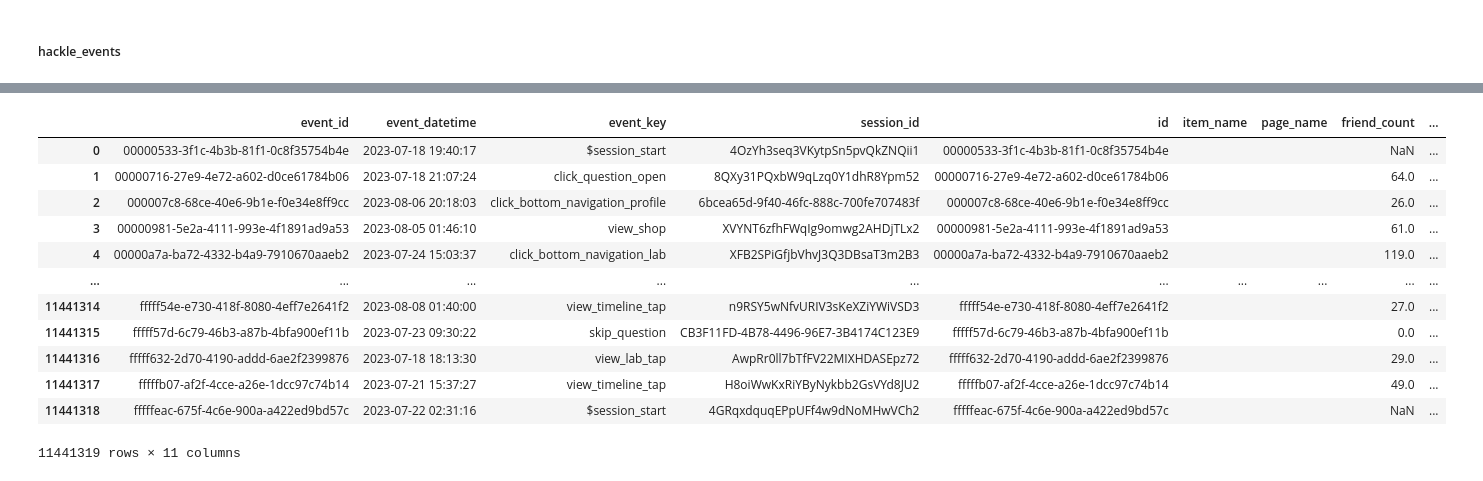
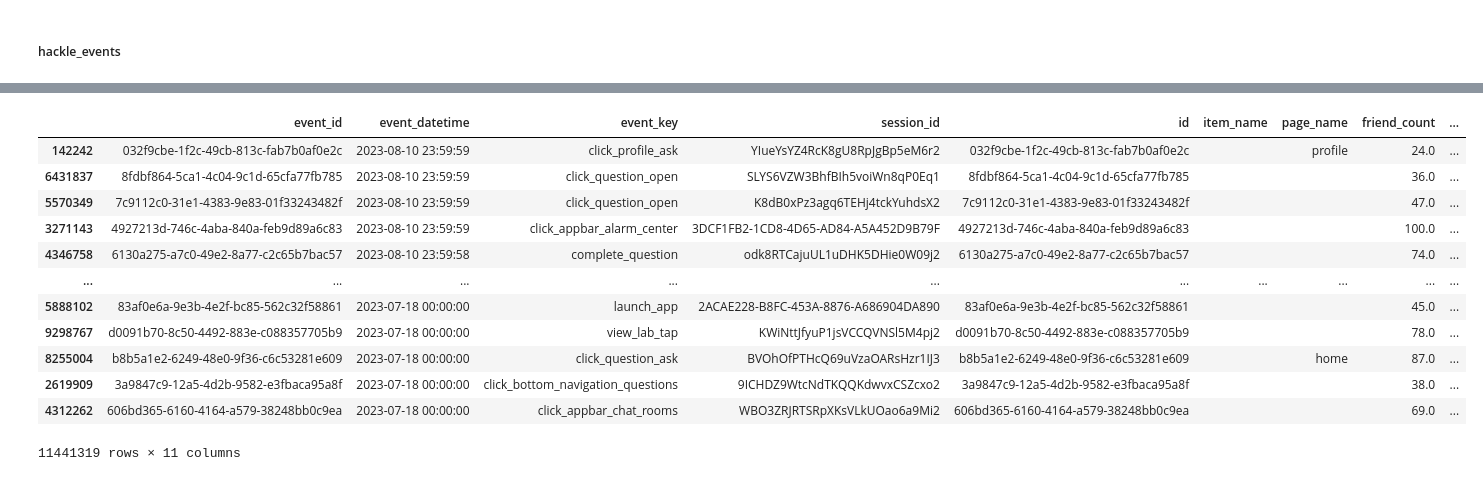
Before and after one commit to goodnews724/sprint_final_project, a Jupyter notebook: notebooks/jaemun.ipynb, the cells around one changed output, grey strips where cells are left out. Drawn from its saved outputs; the diff is of its cells as text; code cells hidden in the pictures.

```diff
--- a/notebooks/jaemun.ipynb
+++ b/notebooks/jaemun.ipynb
@@ -1355,16 +1724,16 @@ hackle_events = pd.read_parquet('gs://sprintda05_final_project/hackle/hackle_eve
 # %%
-hackle_events
+hackle_events.sort_values(by='event_datetime',ascending=False)
 # %% [output]
 |  | event_id | event_datetime | event_key | session_id | id | item_name | page_name | friend_count | ... |
-| 0 | 00000533-3f1c-4b3b-81f1-0c8f35754b4e | 2023-07-18 19:40:17 | $session_start | 4OzYh3seq3VKytpSn5pvQkZNQii1 | 00000533-3f1c-4b3b-81f1-0c8f35754b4e |  |  | NaN | ... |
-| 1 | 00000716-27e9-4e72-a602-d0ce61784b06 | 2023-07-18 21:07:24 | click_question_open | 8QXy31PQxbW9qLzq0Y1dhR8Ypm52 | 00000716-27e9-4e72-a602-d0ce61784b06 |  |  | 64.0 | ... |
-| 2 | 000007c8-68ce-40e6-9b1e-f0e34e8ff9cc | 2023-08-06 20:18:03 | click_bottom_navigation_profile | 6bcea65d-9f40-46fc-888c-700fe707483f | 000007c8-68ce-40e6-9b1e-f0e34e8ff9cc |  |  | 26.0 | ... |
-| 3 | 00000981-5e2a-4111-993e-4f1891ad9a53 | 2023-08-05 01:46:10 | view_shop | XVYNT6zfhFWqIg9omwg2AHDjTLx2 | 00000981-5e2a-4111-993e-4f1891ad9a53 |  |  | 61.0 | ... |
-| 4 | 00000a7a-ba72-4332-b4a9-7910670aaeb2 | 2023-07-24 15:03:37 | click_bottom_navigation_lab | XFB2SPiGfjbVhvJ3Q3DBsaT3m2B3 | 00000a7a-ba72-4332-b4a9-7910670aaeb2 |  |  | 119.0 | ... |
+| 142242 | 032f9cbe-1f2c-49cb-813c-fab7b0af0e2c | 2023-08-10 23:59:59 | click_profile_ask | YIueYsYZ4RcK8gU8RpJgBp5eM6r2 | 032f9cbe-1f2c-49cb-813c-fab7b0af0e2c |  | profile | 24.0 | ... |
+| 6431837 | 8fdbf864-5ca1-4c04-9c1d-65cfa77fb785 | 2023-08-10 23:59:59 | click_question_open | SLYS6VZW3BhfBIh5voiWn8qP0Eq1 | 8fdbf864-5ca1-4c04-9c1d-65cfa77fb785 |  |  | 36.0 | ... |
+| 5570349 | 7c9112c0-31e1-4383-9e83-01f33243482f | 2023-08-10 23:59:59 | click_question_open | K8dB0xPz3agq6TEHj4tckYuhdsX2 | 7c9112c0-31e1-4383-9e83-01f33243482f |  |  | 47.0 | ... |
+| 3271143 | 4927213d-746c-4aba-840a-feb9d89a6c83 | 2023-08-10 23:59:59 | click_appbar_alarm_center | 3DCF1FB2-1CD8-4D65-AD84-A5A452D9B79F | 4927213d-746c-4aba-840a-feb9d89a6c83 |  |  | 100.0 | ... |
+| 4346758 | 6130a275-a7c0-49e2-8a77-c2c65b7bac57 | 2023-08-10 23:59:58 | complete_question | odk8RTCajuUL1uDHK5DHie0W09j2 | 6130a275-a7c0-49e2-8a77-c2c65b7bac57 |  |  | 74.0 | ... |
 | ... | ... | ... | ... | ... | ... | ... | ... | ... | ... |
-| 11441314 | fffff54e-e730-418f-8080-4eff7e2641f2 | 2023-08-08 01:40:00 | view_timeline_tap | n9RSY5wNfvURIV3sKeXZiYWiVSD3 | fffff54e-e730-418f-8080-4eff7e2641f2 |  |  | 27.0 | ... |
-| 11441315 | fffff57d-6c79-46b3-a87b-4bfa900ef11b | 2023-07-23 09:30:22 | skip_question | CB3F11FD-4B78-4496-96E7-3B4174C123E9 | fffff57d-6c79-46b3-a87b-4bfa900ef11b |  |  | 0.0 | ... |
-| 11441316 | fffff632-2d70-4190-addd-6ae2f2399876 | 2023-07-18 18:13:30 | view_lab_tap | AwpRr0ll7bTfFV22MIXHDASEpz72 | fffff632-2d70-4190-addd-6ae2f2399876 |  |  | 29.0 | ... |
-| 11441317 | fffffb07-af2f-4cce-a26e-1dcc97c74b14 | 2023-07-21 15:37:27 | view_timeline_tap | H8oiWwKxRiYByNykbb2GsVYd8JU2 | fffffb07-af2f-4cce-a26e-1dcc97c74b14 |  |  | 49.0 | ... |
-| 11441318 | fffffeac-675f-4c6e-900a-a422ed9bd57c | 2023-07-22 02:31:16 | $session_start | 4GRqxdquqEPpUFf4w9dNoMHwVCh2 | fffffeac-675f-4c6e-900a-a422ed9bd57c |  |  | NaN | ... |
+| 5888102 | 83af0e6a-9e3b-4e2f-bc85-562c32f58861 | 2023-07-18 00:00:00 | launch_app | 2ACAE228-B8FC-453A-8876-A686904DA890 | 83af0e6a-9e3b-4e2f-bc85-562c32f58861 |  |  | 45.0 | ... |
+| 9298767 | d0091b70-8c50-4492-883e-c088357705b9 | 2023-07-18 00:00:00 | view_lab_tap | KWiNttJfyuP1jsVCCQVNSl5M4pj2 | d0091b70-8c50-4492-883e-c088357705b9 |  |  | 78.0 | ... |
+| 8255004 | b8b5a1e2-6249-48e0-9f36-c6c53281e609 | 2023-07-18 00:00:00 | click_question_ask | BVOhOfPTHcQ69uVzaOARsHzr1IJ3 | b8b5a1e2-6249-48e0-9f36-c6c53281e609 |  | home | 87.0 | ... |
+| 2619909 | 3a9847c9-12a5-4d2b-9582-e3fbaca95a8f | 2023-07-18 00:00:00 | click_bottom_navigation_questions | 9ICHDZ9WtcNdTKQQKdwvxCSZcxo2 | 3a9847c9-12a5-4d2b-9582-e3fbaca95a8f |  |  | 38.0 | ... |
+| 4312262 | 606bd365-6160-4164-a579-38248bb0c9ea | 2023-07-18 00:00:00 | click_appbar_chat_rooms | WBO3ZRJRTSRpXKsVLkUOao6a9Mi2 | 606bd365-6160-4164-a579-38248bb0c9ea |  |  | 69.0 | ... |
 11441319 rows × 11 columns
```
Also changed, not shown: parts of 84 cells of this notebook.
